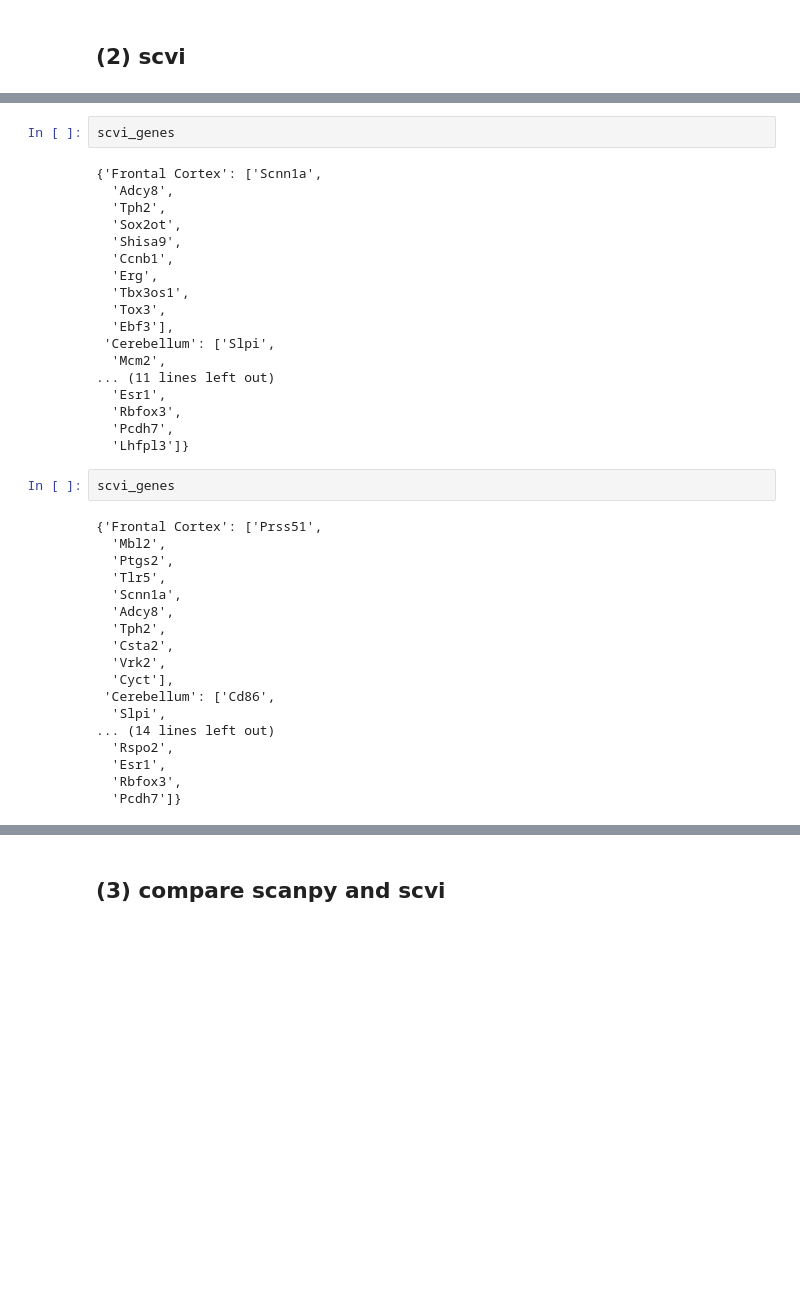
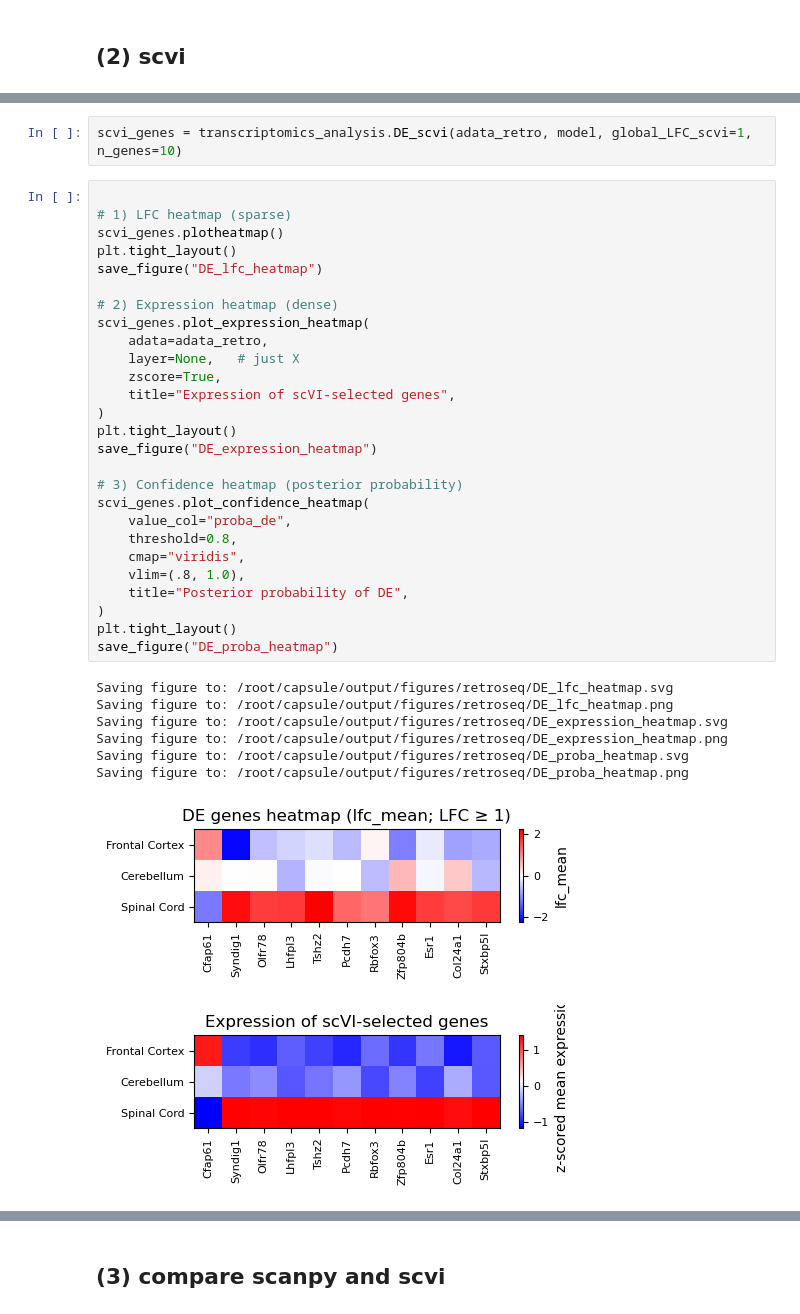
Before and after one commit to ShuonanChen/LCNE_transcriptomics, a Jupyter notebook: notebooks/retroseq/plot_all_retroseq_figs.ipynb, the cells around one changed output, grey strips where cells are left out. Saved outputs shown, nothing was run; the diff lists cells and outputs as text; blank space fills up the shorter version.

```diff
--- a/notebooks/retroseq/plot_all_retroseq_figs.ipynb
+++ b/notebooks/retroseq/plot_all_retroseq_figs.ipynb
@@ -345,40 +334,38 @@ plt.yscale('log')
-# %%
-scvi_genes
-# %% [output]
-{'Frontal Cortex': ['Scnn1a',
-  'Adcy8',
-  'Tph2',
-  'Sox2ot',
-  'Shisa9',
-  'Ccnb1',
-  'Erg',
-  'Tbx3os1',
-  'Tox3',
-  'Ebf3'],
- 'Cerebellum': ['Slpi',
-  'Mcm2',
-... (11 lines left out)
-  'Esr1',
-  'Rbfox3',
-  'Pcdh7',
-  'Lhfpl3']}
-# %%
-scvi_genes
-# %% [output]
-{'Frontal Cortex': ['Prss51',
-  'Mbl2',
-  'Ptgs2',
-  'Tlr5',
-  'Scnn1a',
-  'Adcy8',
-  'Tph2',
-  'Csta2',
-  'Vrk2',
-  'Cyct'],
- 'Cerebellum': ['Cd86',
-  'Slpi',
-... (14 lines left out)
-  'Rspo2',
-  'Esr1',
-  'Rbfox3',
-  'Pcdh7']}
+# %%
+scvi_genes = transcriptomics_analysis.DE_scvi(adata_retro, model, global_LFC_scvi=1, n_genes=10)
+# %%
+
+# 1) LFC heatmap (sparse)
+scvi_genes.plotheatmap()
+plt.tight_layout()
+save_figure("DE_lfc_heatmap")
+
+# 2) Expression heatmap (dense)
+scvi_genes.plot_expression_heatmap(
+    adata=adata_retro,
+    layer=None,   # just X
+    zscore=True,
+    title="Expression of scVI-selected genes",
+)
+plt.tight_layout()
+save_figure("DE_expression_heatmap")
+
+# 3) Confidence heatmap (posterior probability)
+scvi_genes.plot_confidence_heatmap(
+    value_col="proba_de",
+    threshold=0.8,
+    cmap="viridis",
+    vlim=(.8, 1.0),
+    title="Posterior probability of DE",
+)
+plt.tight_layout()
+save_figure("DE_proba_heatmap")
+# %% [output]
+Saving figure to: /root/capsule/output/figures/retroseq/DE_lfc_heatmap.svg
+Saving figure to: /root/capsule/output/figures/retroseq/DE_lfc_heatmap.png
+Saving figure to: /root/capsule/output/figures/retroseq/DE_expression_heatmap.svg
+Saving figure to: /root/capsule/output/figures/retroseq/DE_expression_heatmap.png
+Saving figure to: /root/capsule/output/figures/retroseq/DE_proba_heatmap.svg
+Saving figure to: /root/capsule/output/figures/retroseq/DE_proba_heatmap.png
+[figure, added]
+[figure, added]
```
Also changed, not shown: parts of 29 cells of this notebook, 3 other files.
